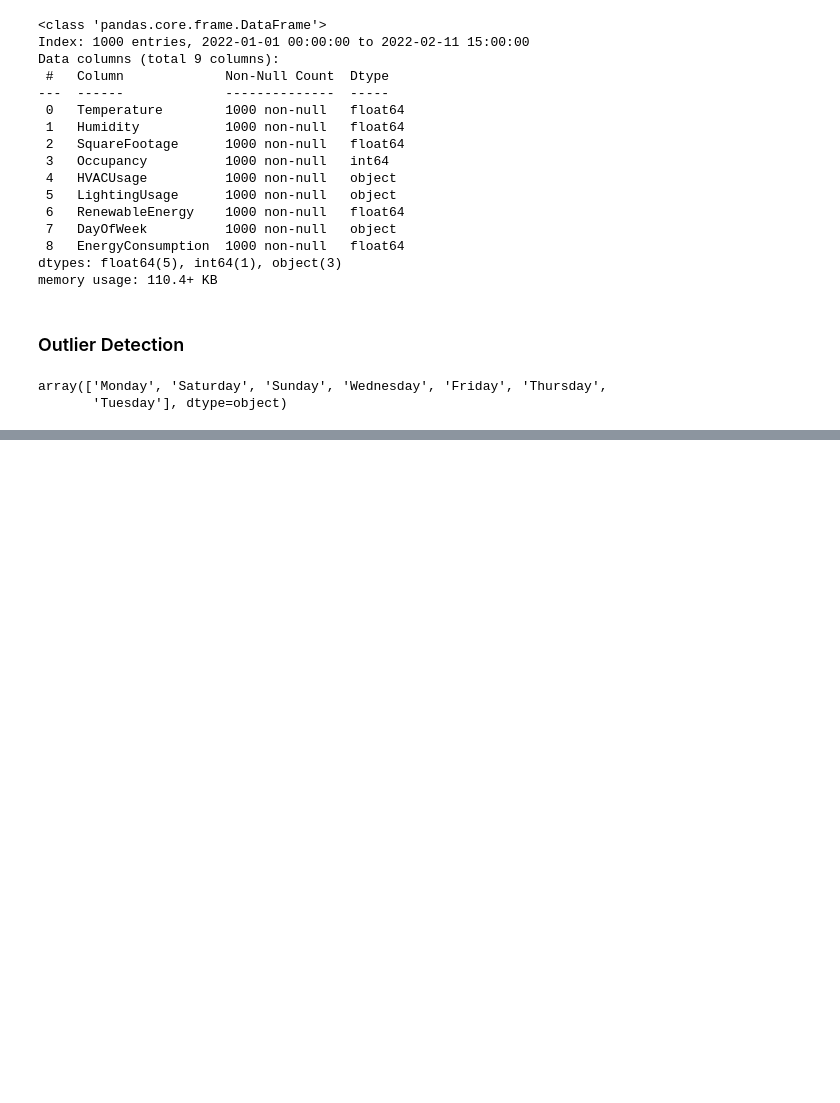
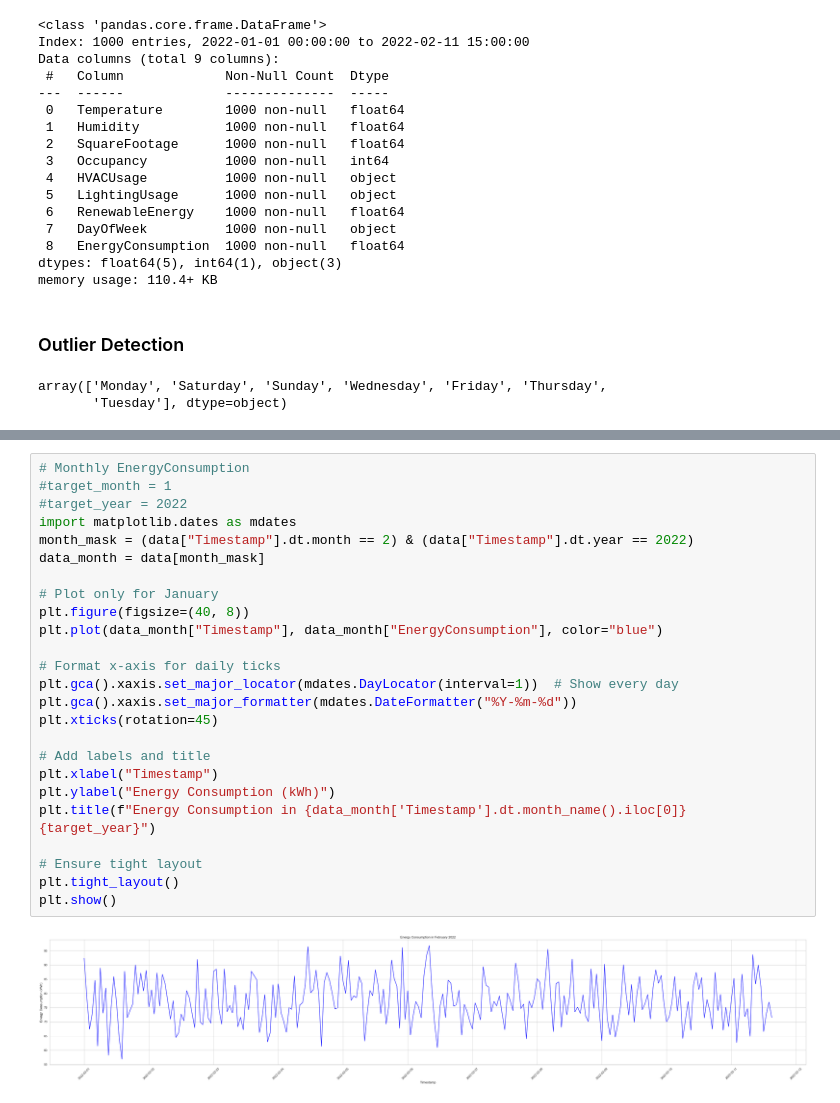
Before and after one commit to CZhakshylykova/SDS-CP027-watt-wise, a Jupyter notebook: submissions/team/cholpon-zhakshylykova/project_cz.ipynb, the cells around one changed output, grey strips where cells are left out. Drawn from its saved outputs; the diff is of its cells as text; blank space fills up the shorter version.

```diff
--- a/submissions/team/cholpon-zhakshylykova/project_cz.ipynb
+++ b/submissions/team/cholpon-zhakshylykova/project_cz.ipynb
@@ -248,0 +273,27 @@ plt.title("Energy Consumption over the whole dataset")
+# %%
+# Monthly EnergyConsumption
+#target_month = 1
+#target_year = 2022
+import matplotlib.dates as mdates
+month_mask = (data["Timestamp"].dt.month == 2) & (data["Timestamp"].dt.year == 2022)
+data_month = data[month_mask]
+
+# Plot only for January
+plt.figure(figsize=(40, 8))
+plt.plot(data_month["Timestamp"], data_month["EnergyConsumption"], color="blue")
+
+# Format x-axis for daily ticks
+plt.gca().xaxis.set_major_locator(mdates.DayLocator(interval=1))  # Show every day
+plt.gca().xaxis.set_major_formatter(mdates.DateFormatter("%Y-%m-%d"))
+plt.xticks(rotation=45)
+
+# Add labels and title
+plt.xlabel("Timestamp")
+plt.ylabel("Energy Consumption (kWh)")
+plt.title(f"Energy Consumption in {data_month['Timestamp'].dt.month_name().iloc[0]} {target_year}")
+
+# Ensure tight layout
+plt.tight_layout()
+plt.show()
+# %% [output]
+[figure, added]
```
Also changed, not shown: parts of 10 cells of this notebook.
